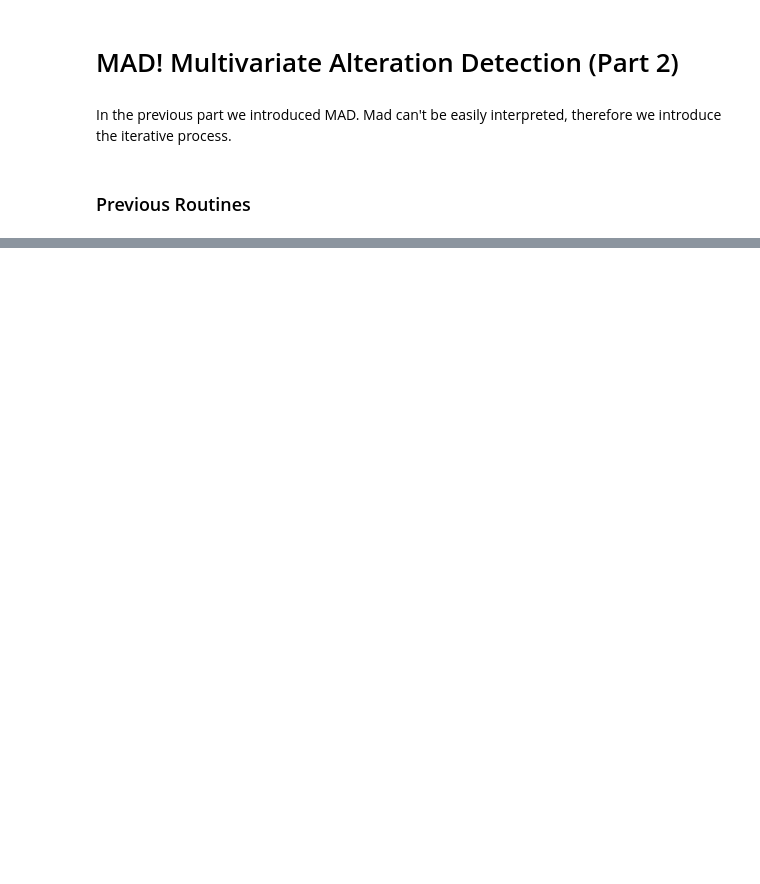
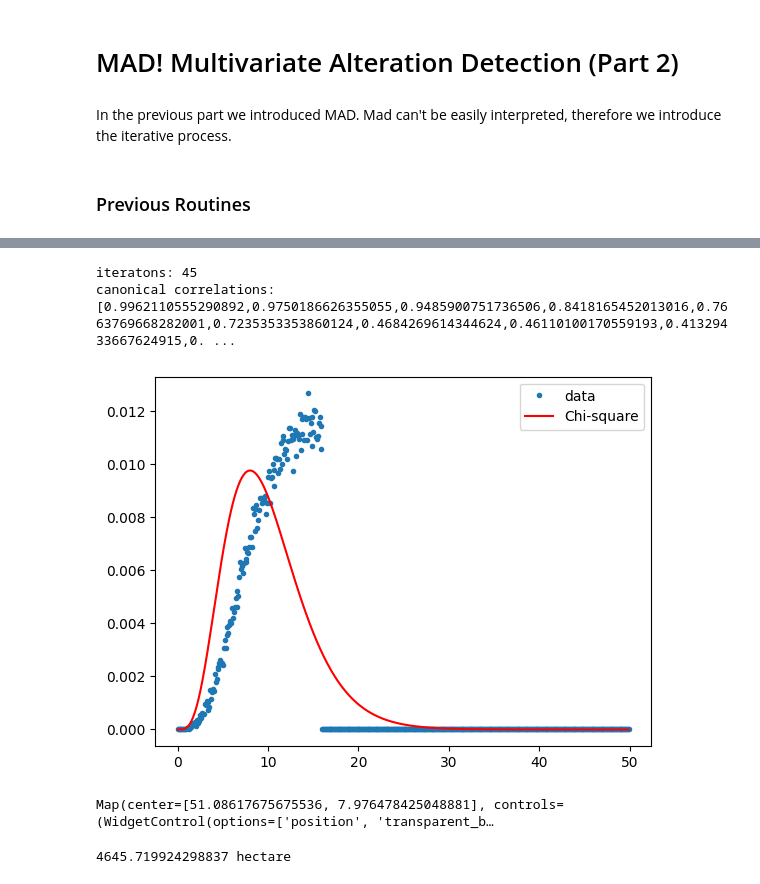
Before and after one commit to Girjoaba/SatVis, a Jupyter notebook: satvis/notebooks/mad/mad_change_detection2.ipynb, the cells around one changed output, grey strips where cells are left out. Saved outputs shown, nothing was run; the diff lists cells and outputs as text; code cells hidden in the pictures; blank space fills up the shorter version.

```diff
--- a/satvis/notebooks/mad/mad_change_detection2.ipynb
+++ b/satvis/notebooks/mad/mad_change_detection2.ipynb
@@ -27,0 +426,6 @@ from pprint import pprint  # for pretty printing
+# %%
+# visirbands + rededgebands
+rededgebands = ['B5', 'B6', 'B7', 'B8A']
+
+asset_path = f'{EXPORT_PATH}LandkreisOlpeRedEdged'
+run_imad(aoi, im1.select(visirbands + rededgebands), im2.select(visirbands + rededgebands), asset_path)
@@ -27,0 +456,31 @@ from pprint import pprint  # for pretty printing
+# %%
+im_imad_red = ee.Image(
+    f'{EXPORT_PATH}LandkreisOlpeRedEdged').select(0, 1, 2, 3, 4, 5, 6, 7, 8, 9)
+im_z_red = ee.Image(
+    f'{EXPORT_PATH}LandkreisOlpeRedEdged').select(10).rename('Z')
+niter = im_imad_red.get('niter').getInfo()
+rhos_red = ee.List(im_imad_red.get('rhos')).getInfo()
+print('iteratons: %i'%niter)
+print('canonical correlations: %s'%rhos_red)
+# %% [output]
+iteratons: 45
+canonical correlations: [0.9962110555290892,0.9750186626355055,0.9485900751736506,0.8418165452013016,0.7663769668282001,0.7235353353860124,0.4684269614344624,0.46110100170559193,0.41329433667624915,0. ...
+# %%
+scale = 20
+# p-values image
+pval = chi2cdf(im_z_red, 10).subtract(1).multiply(-1).rename('pval') # 1 - CDF(x)
+noChangeMask = pval.gt(0.1)
+
+hist = im_z_red.updateMask(noChangeMask).reduceRegion(ee.Reducer \
+           .fixedHistogram(0, 50, 500), aoi, scale=scale, maxPixels=1e11).get('Z') \
+           .getInfo()
+a = np.array(hist)
+x = a[:, 0]                     # array of bucket edge positions
+y = a[:, 1]/np.sum(a[:, 1])     # normalized array of buckets contents
+plt.plot(x, y, '.', label='data')
+# The chi-square distribution with 6 degrees of freedom.
+plt.plot(x, chi2.pdf(x, 10)/10, '-r', label='Chi-square')
+plt.legend()
+plt.show()
+# %% [output]
+[figure, added]
@@ -27,0 +493,37 @@ from pprint import pprint  # for pretty printing
+# %%
+EM2 = geemap.Map()
+EM2.centerObject(aoi, 13)
+display_ls(im1.select(visbands), EM2, 'im1')
+display_ls(im2.select(visbands), EM2, 'im2')
+cluster0_red = result_red.updateMask(result_red.eq(0))
+cluster1_red = result_red.updateMask(result_red.eq(1))
+cluster2_red = result_red.updateMask(result_red.eq(2))
+cluster3_red = result_red.updateMask(result_red.eq(3))
+cluster4_red = result_red.updateMask(result_red.eq(4))
+palette = ['blue', 'yellow', 'orange', 'black', 'red']
+vis_params = {'min': 0, 'max': 4, 'palette': palette}
+
+EM2.addLayer(cluster0_red, vis_params, 'crops 1')
+EM2.addLayer(cluster1_red, vis_params, 'city & crops 2')
+EM2.addLayer(cluster2_red, vis_params, 'city & crops 3')
+EM2.addLayer(cluster3_red, vis_params, 'no change')
+EM2.addLayer(cluster4_red, vis_params, 'new clearcuts')
+EM2
+# %% [output]
+Map(center=[51.08617675675536, 7.976478425048881], controls=(WidgetControl(options=['position', 'transparent_b…
+# %%
+# Minimum contiguous area requirement (0.2 hectare).
+contArea = cluster4_red.connectedPixelCount().selfMask()
+# 0.2 hectare = 5 pixels @ 400 sq. meters.
+mp = contArea.gte(ee.Number(5)).selfMask()
+# Clear cuts in hectares.
+pixelArea = mp.multiply(ee.Image.pixelArea()).divide(10000)
+clearcutArea = pixelArea.reduceRegion(
+                    reducer=ee.Reducer.sum(),
+                    geometry=aoi,
+                    scale=scale,
+                    maxPixels=1e11)
+ccA = clearcutArea.get('cluster').getInfo()
+print(ccA, 'hectare')
+# %% [output]
+4645.719924298837 hectare
```
Also changed, not shown: parts of 40 cells of this notebook, 2 other files.
